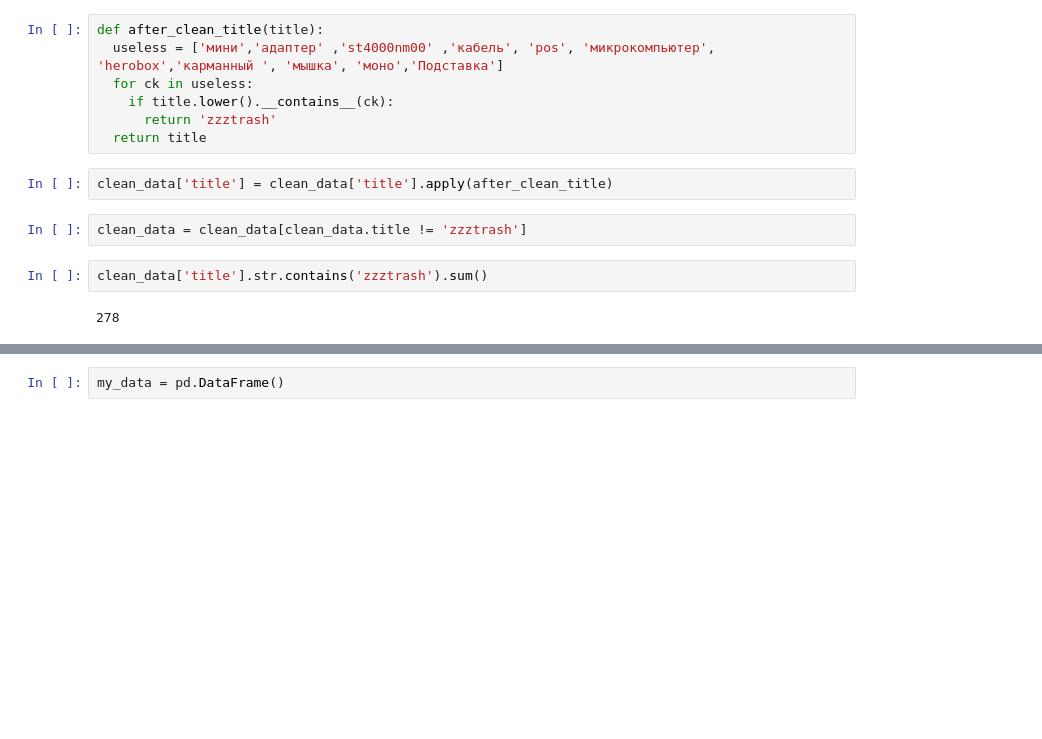
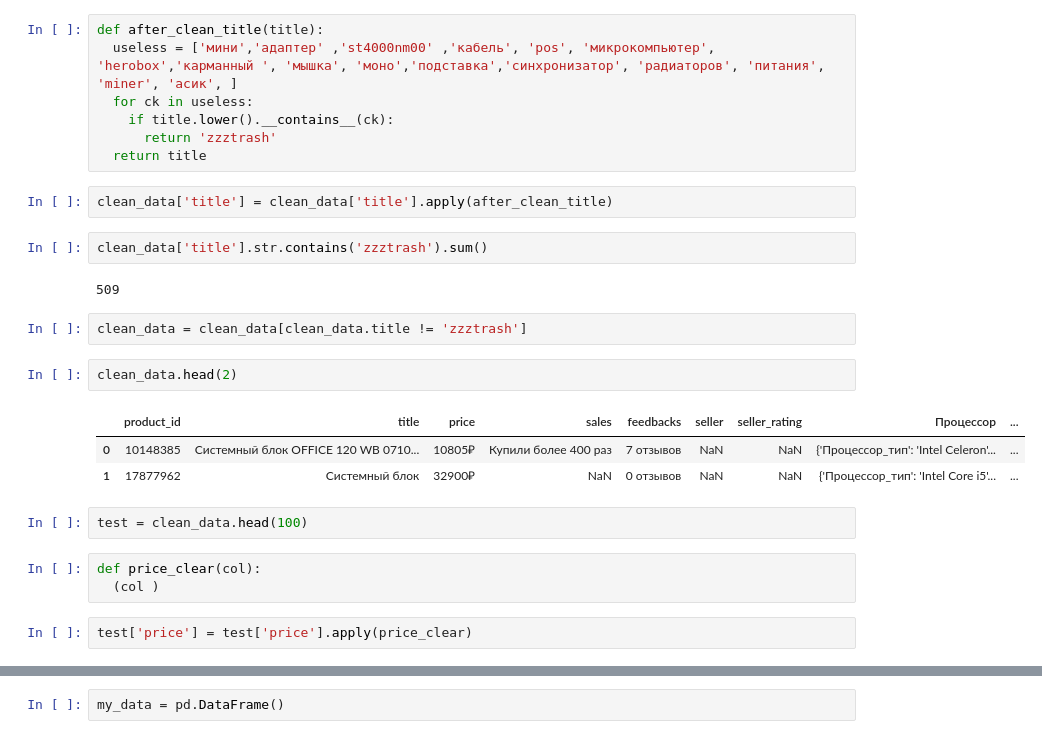
Before and after one commit to EZSib/data_-analytics2023, a Jupyter notebook: practice_clear.ipynb, the cells around one changed output, grey strips where cells are left out. Saved outputs shown, nothing was run; the diff lists cells and outputs as text; blank space fills up the shorter version.

```diff
--- a/practice_clear.ipynb
+++ b/practice_clear.ipynb
@@ -338,16 +374,29 @@ def clean_title(title):
 clean_data['title'] = dataset['title'].apply(clean_title)
 # %%
 def after_clean_title(title):
-  useless = ['мини','адаптер' ,'st4000nm00' ,'кабель', 'pos', 'микрокомпьютер', 'herobox','карманный ', 'мышка', 'моно','Подставка']
+  useless = ['мини','адаптер' ,'st4000nm00' ,'кабель', 'pos', 'микрокомпьютер', 'herobox','карманный ', 'мышка', 'моно','подставка','синхронизатор', 'радиаторов', 'питания', 'miner', 'асик', ]
   for ck in useless:
     if title.lower().__contains__(ck):
       return 'zzztrash'
   return title
 # %%
 clean_data['title'] = clean_data['title'].apply(after_clean_title)
+# %%
+clean_data['title'].str.contains('zzztrash').sum()
+# %% [output]
+509
 # %%
 clean_data = clean_data[clean_data.title != 'zzztrash']
-# %%
-clean_data['title'].str.contains('zzztrash').sum()
-# %% [output]
-278
+# %%
+clean_data.head(2)
+# %% [output]
+|  | product_id | title | price | sales | feedbacks | seller | seller_rating | Процессор | ... |
+| 0 | 10148385 | Системный блок OFFICE 120 WB 0710... | 10805₽ | Купили более 400 раз | 7 отзывов | NaN | NaN | {'Процессор_тип': 'Intel Celeron'... | ... |
+| 1 | 17877962 | Системный блок | 32900₽ | NaN | 0 отзывов | NaN | NaN | {'Процессор_тип': 'Intel Core i5'... | ... |
+# %%
+test = clean_data.head(100)
+# %%
+def price_clear(col):
+  (col )
+# %%
+test['price'] = test['price'].apply(price_clear)
```
Also changed, not shown: parts of 6 cells of this notebook.
